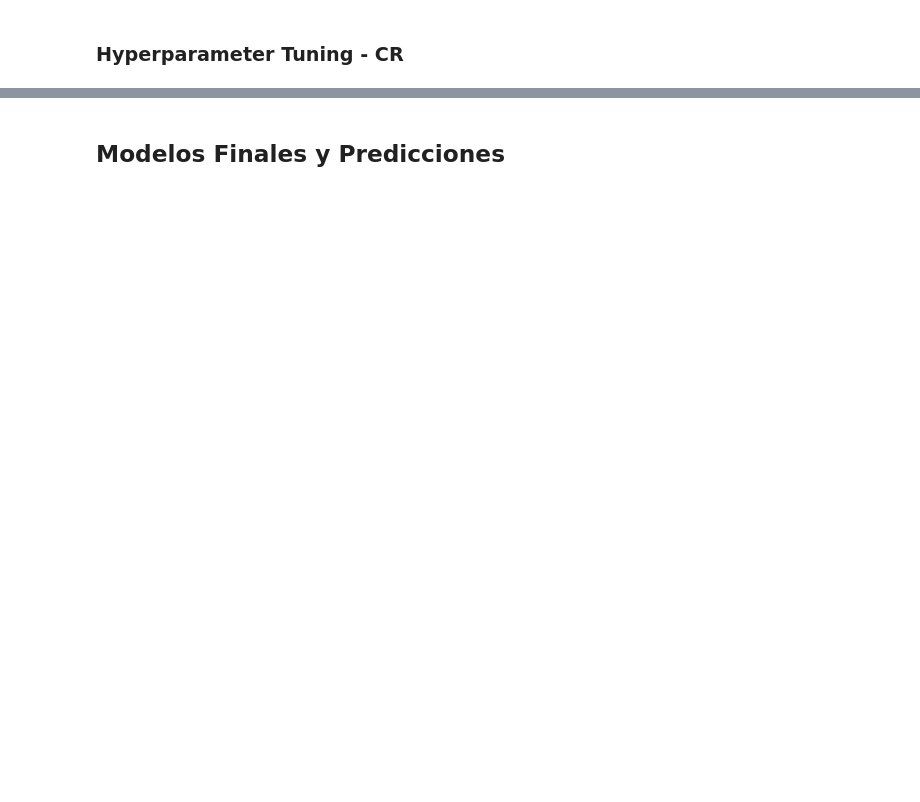
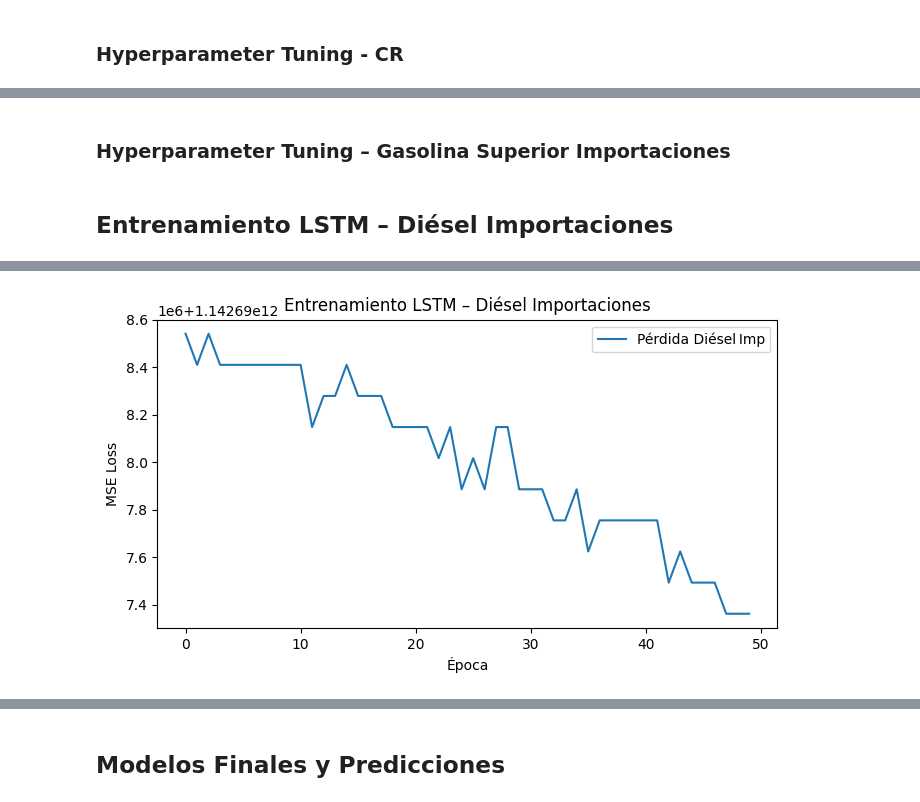
Before and after one commit to Diegoval-Dev/DC-Lab2, a Jupyter notebook: laboratorio2.ipynb, the cells around one changed output, grey strips where cells are left out. Drawn from its saved outputs; the diff is of its cells as text; code cells hidden in the pictures; blank space fills up the shorter version.

Commit message:
train all models

```diff
--- a/laboratorio2.ipynb
+++ b/laboratorio2.ipynb
@@ -34,9 +41,9 @@ def create_dataset(series, window_size=12):
     for i in range(len(series) - window_size):
         X.append(series[i : i + window_size])
         y.append(series[i + window_size])
-    X = np.array(X)
-    y = np.array(y)
-    return X.reshape(-1, window_size, 1), y.reshape(-1, 1)
+    X = np.array(X).reshape(-1, window_size, 1)
+    y = np.array(y).reshape(-1, 1)
+    return X, y
 # %% [markdown]
 ## Evaluación de Series de Tiempo
 # %% [markdown]
@@ -123,11 +170,8 @@ Después de split y ventanas → CR: X=(12, 12, 1), y=(12, 1)
 # %% [markdown]
 ## Entrenamiento LSTM - Gasolina Regular Importaciones
 # %%
-import torch
-import torch.nn as nn
-from torch.utils.data import TensorDataset, DataLoader
-
 device = torch.device('cuda' if torch.cuda.is_available() else 'cpu')
+print(f"Usando dispositivo: {device}")
 
 # Preparar datos para PyTorch - IR
 tensor_X_ir = torch.tensor(X_ir, dtype=torch.float32).to(device)
@@ -139,16 +183,13 @@ loader_ir = DataLoader(TensorDataset(tensor_X_ir, tensor_y_ir),
 
 # Definir modelo LSTM
 class LSTMModel(nn.Module):
-    def __init__(self, input_size=1, hidden_size=32, num_layers=1, dropout=0.2):
+    def __init__(self, hidden_size, dropout):
         super().__init__()
-        self.lstm = nn.LSTM(input_size, hidden_size,
-                            num_layers, batch_first=True, dropout=dropout)
+        self.lstm = nn.LSTM(1, hidden_size, batch_first=True, dropout=dropout)
         self.linear = nn.Linear(hidden_size, 1)
-
     def forward(self, x):
         out, _ = self.lstm(x)
-        last = out[:, -1, :]
-        return self.linear(last)
+        return self.linear(out[:, -1, :])
 
 # Crear modelo y optimizador para IR
 model_ir = LSTMModel(hidden_size=32, dropout=0.2).to(device)
@@ -376,0 +401,2 @@ Mejores hiperparámetros para CR:
+# %% [markdown]
+### Hyperparameter Tuning – Gasolina Superior Importaciones
@@ -376,0 +441,56 @@ Mejores hiperparámetros para CR:
+# %% [markdown]
+## Entrenamiento LSTM – Diésel Importaciones
+# %%
+ts_di_imp = df_imp.set_index('fecha')['diesel'] \
+                  .resample('M').mean().dropna()
+
+train_di_imp = ts_di_imp[:'2023-12-31']
+test_di_imp  = ts_di_imp['2024-01-31':]
+
+window_size = 12
+X_di_imp, y_di_imp = create_dataset(train_di_imp.values, window_size)
+
+device = torch.device('cuda' if torch.cuda.is_available() else 'cpu')
+tensor_X_di_imp = torch.tensor(X_di_imp, dtype=torch.float32).to(device)
+tensor_y_di_imp = torch.tensor(y_di_imp, dtype=torch.float32).to(device)
+
+batch_size = 16
+loader_di_imp = DataLoader(
+    TensorDataset(tensor_X_di_imp, tensor_y_di_imp),
+    batch_size=batch_size,
+    shuffle=True
+)
+
+model_di_imp = LSTMModel(hidden_size=32, dropout=0.2).to(device)
+criterion    = nn.MSELoss()
+opt_di_imp   = torch.optim.Adam(model_di_imp.parameters(), lr=1e-3)
+
+def train_model(model, optimizer, loader, epochs=50):
+    model.train()
+    history = []
+    for epoch in range(1, epochs+1):
+        epoch_loss = 0.0
+        for xb, yb in loader:
+            optimizer.zero_grad()
+            preds = model(xb)
+            loss = criterion(preds, yb)
+            loss.backward()
+            optimizer.step()
+            epoch_loss += loss.item() * xb.size(0)
+        avg = epoch_loss / len(loader.dataset)
+        history.append(avg)
+        if epoch % 10 == 0:
+            print(f"Epoch {epoch}, Loss: {avg:.6f}")
+    return history
+
+print("Entrenando LSTM para Diésel Importaciones…")
+history_di_imp = train_model(model_di_imp, opt_di_imp, loader_di_imp, epochs=50)
+
+plt.figure(figsize=(8,4))
+plt.plot(history_di_imp, label='Pérdida Diésel Imp')
+plt.title('Entrenamiento LSTM – Diésel Importaciones')
+plt.xlabel('Época')
+plt.ylabel('MSE Loss')
+plt.legend()
+plt.show()
+# %% [output]
@@ -376,0 +503 @@ Mejores hiperparámetros para CR:
+[figure, added]
```
Also changed, not shown: parts of 33 cells of this notebook, 1 other file.
